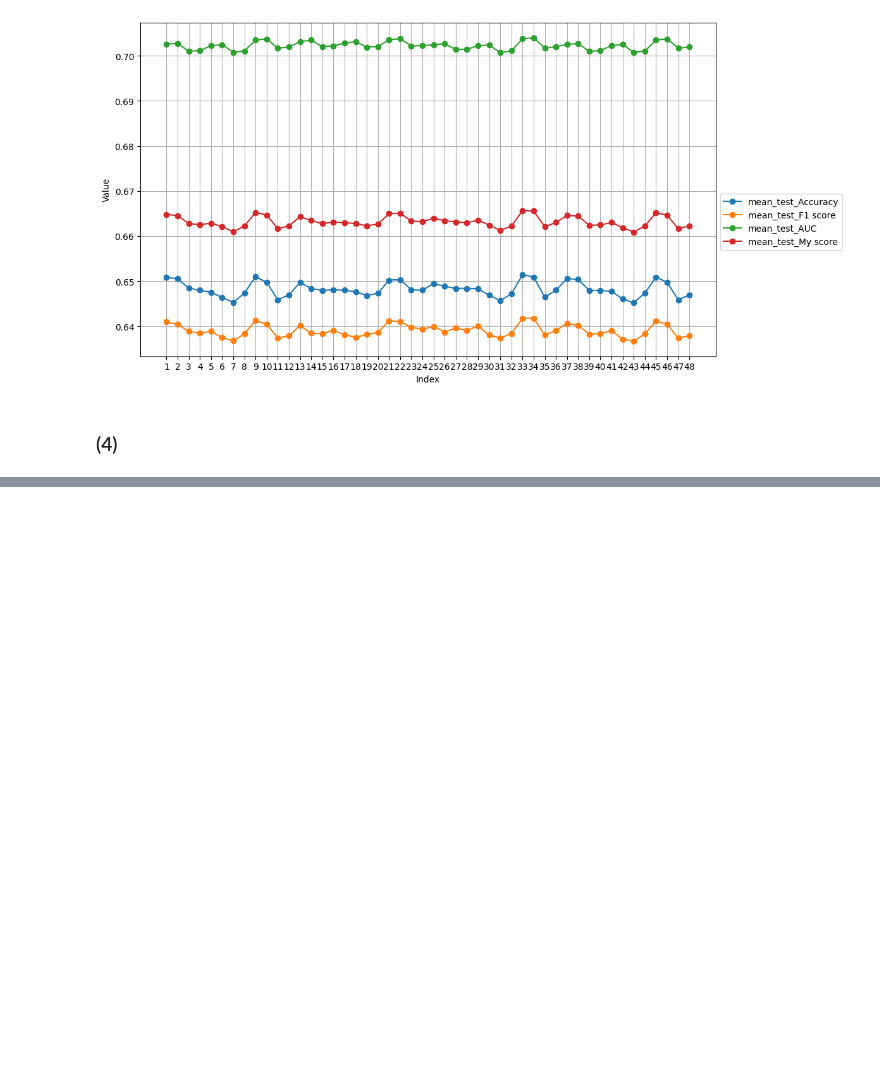
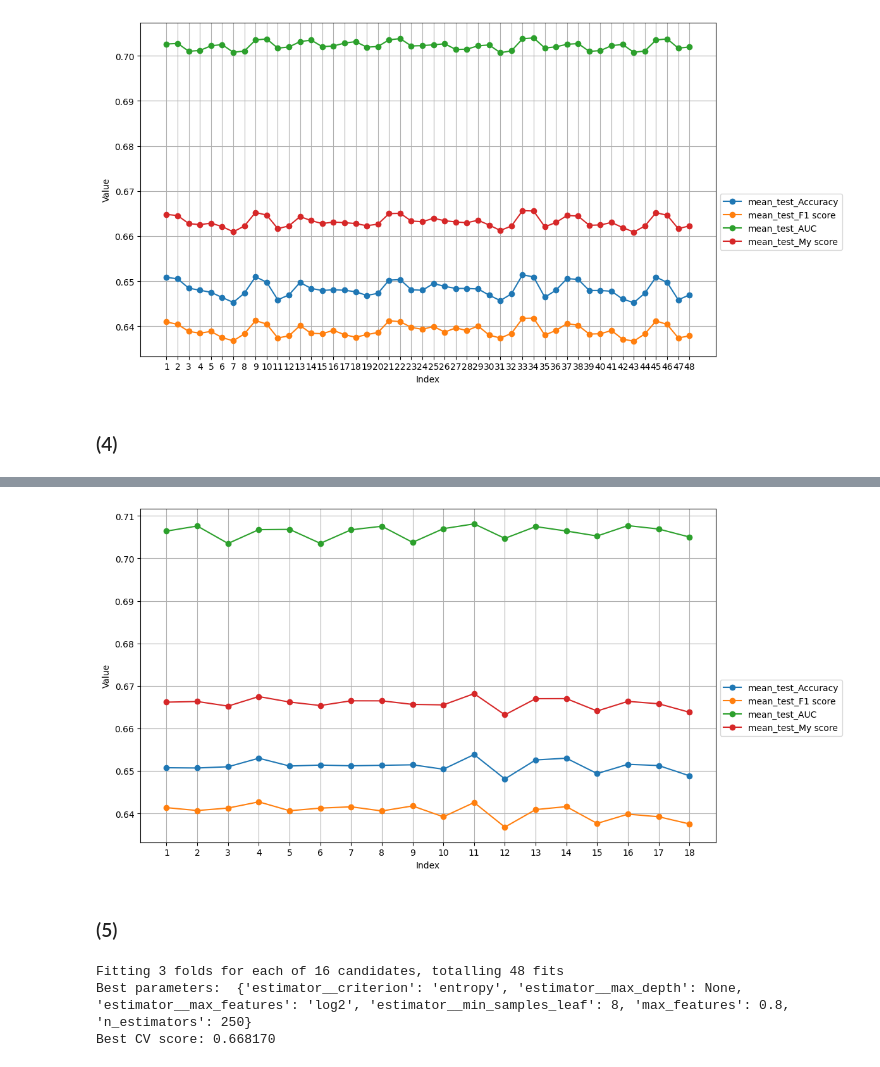
Before and after one commit to Pattern-Recognition-25-1/modeling, a Jupyter notebook: Bagging_gscv_v0.ipynb, the cells around one changed output, grey strips where cells are left out. Cells and saved outputs as stored; diff of their text form; code cells hidden in the pictures; blank space fills up the shorter version.

Commit message:
Fine-tune parameters (4~9)

```diff
--- a/Bagging_gscv_v0.ipynb
+++ b/Bagging_gscv_v0.ipynb
@@ -709,9 +653,11 @@ model = BaggingClassifier(estimator=base_model,
 # Define the hyperparameters and their possible values
 param_grid = {
     "n_estimators": [250],
-    "max_features": [0.7, 0.8],
+    "max_features": [0.8],
     'estimator__max_depth': [None, 15, 20],
-    'estimator__min_samples_leaf': [8]
+    'estimator__min_samples_leaf': [8],
+    'estimator__criterion': ['gini', 'entropy'],
+    'estimator__max_features': ['sqrt', 'log2', None]
 }
 
 # Accuracy, F1 score, AUC, 셋의 평균값을 모두 기록
@@ -728,0 +679,10 @@ print("Best CV score: {:.6f}".format(bagg.best_score_))
+# %%
+results = bagg.cv_results_
+for i, r in enumerate(results['params']):
+    print(i+1, r)
+attrlist = ['mean_test_Accuracy', 'rank_test_Accuracy',
+            'mean_test_F1 score', 'rank_test_F1 score',
+            'mean_test_AUC', 'rank_test_AUC',
+            'mean_test_My score', 'rank_test_My score']
+for attr in attrlist:
+    print(attr, ":", results[attr])
@@ -728,0 +707,55 @@ print("Best CV score: {:.6f}".format(bagg.best_score_))
+# %%
+x = list(range(1, 19))
+
+plt.figure(figsize=(12, 6))
+meanlist = ['mean_test_Accuracy',
+            'mean_test_F1 score',
+            'mean_test_AUC',
+            'mean_test_My score']
+for mean in meanlist:
+    plt.plot(x, results[mean], label=mean, marker='o')
+
+plt.xlabel('Index')
+plt.ylabel('Value')
+plt.xticks(np.arange(1, 19, 1))
+plt.legend(bbox_to_anchor=(1, 0.5))
+plt.grid(True)
+plt.tight_layout()
+plt.show()
+# %% [output]
+[figure, added]
+# %% [markdown]
+### (5)
+# %%
+base_model = DecisionTreeClassifier()
+model = BaggingClassifier(estimator=base_model,
+                          bootstrap=True,
+                          n_jobs=-1,
+                          random_state=random_state)
+
+# Define the hyperparameters and their possible values
+param_grid = {
+    "n_estimators": [250],
+    "max_features": [0.8],
+    'estimator__max_depth': [None, 15, 50, 80],
+    'estimator__min_samples_leaf': [8],
+    'estimator__criterion': ['gini', 'entropy'],
+    'estimator__max_features': ['sqrt', 'log2']
+}
+
+# Accuracy, F1 score, AUC, 셋의 평균값을 모두 기록
+# refit="My score"로 지정하여 셋의 평균값이 제일 높았던 파라미터를 이용하여 전체 데이터셋에 대하여 재학습
+scoring = {"Accuracy": make_scorer(accuracy_score), "F1 score": make_scorer(f1_score), "AUC": "roc_auc", "My score": my_scorer}
+bagg = GridSearchCV(model, param_grid, cv=kf, scoring=scoring, refit="My score", verbose=1)
+
+bagg.fit(X_train_scaled, y_train)
+# bagg.predict(X_val_scaled)
+# bagg.best_estimator_.predict(X_val_scaled)
+
+# Print the best parameters and the corresponding score
+print("Best parameters: ", bagg.best_params_)
+print("Best CV score: {:.6f}".format(bagg.best_score_))
+# %% [output]
+Fitting 3 folds for each of 16 candidates, totalling 48 fits
+Best parameters:  {'estimator__criterion': 'entropy', 'estimator__max_depth': None, 'estimator__max_features': 'log2', 'estimator__min_samples_leaf': 8, 'max_features': 0.8, 'n_estimators': 250}
+Best CV score: 0.668170
```
Also changed, not shown: parts of 30 cells of this notebook.
